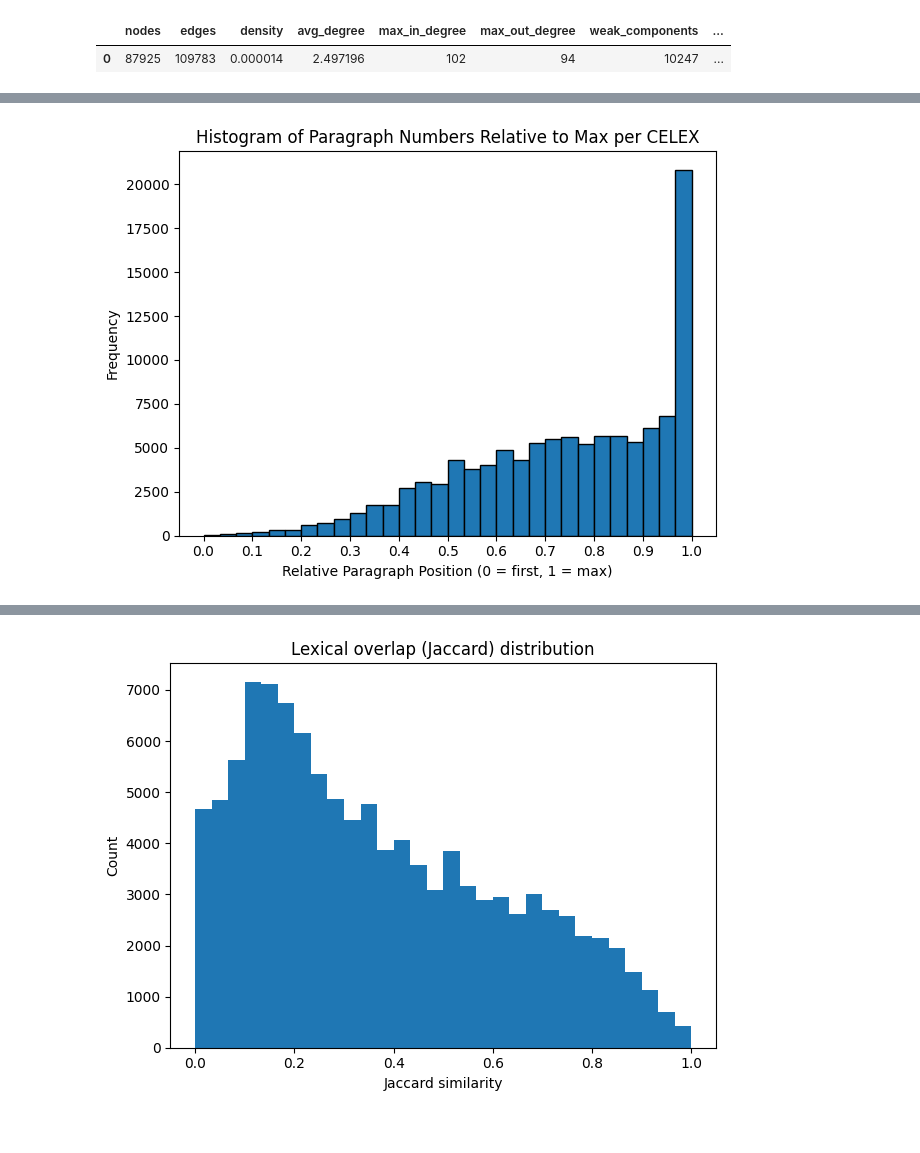
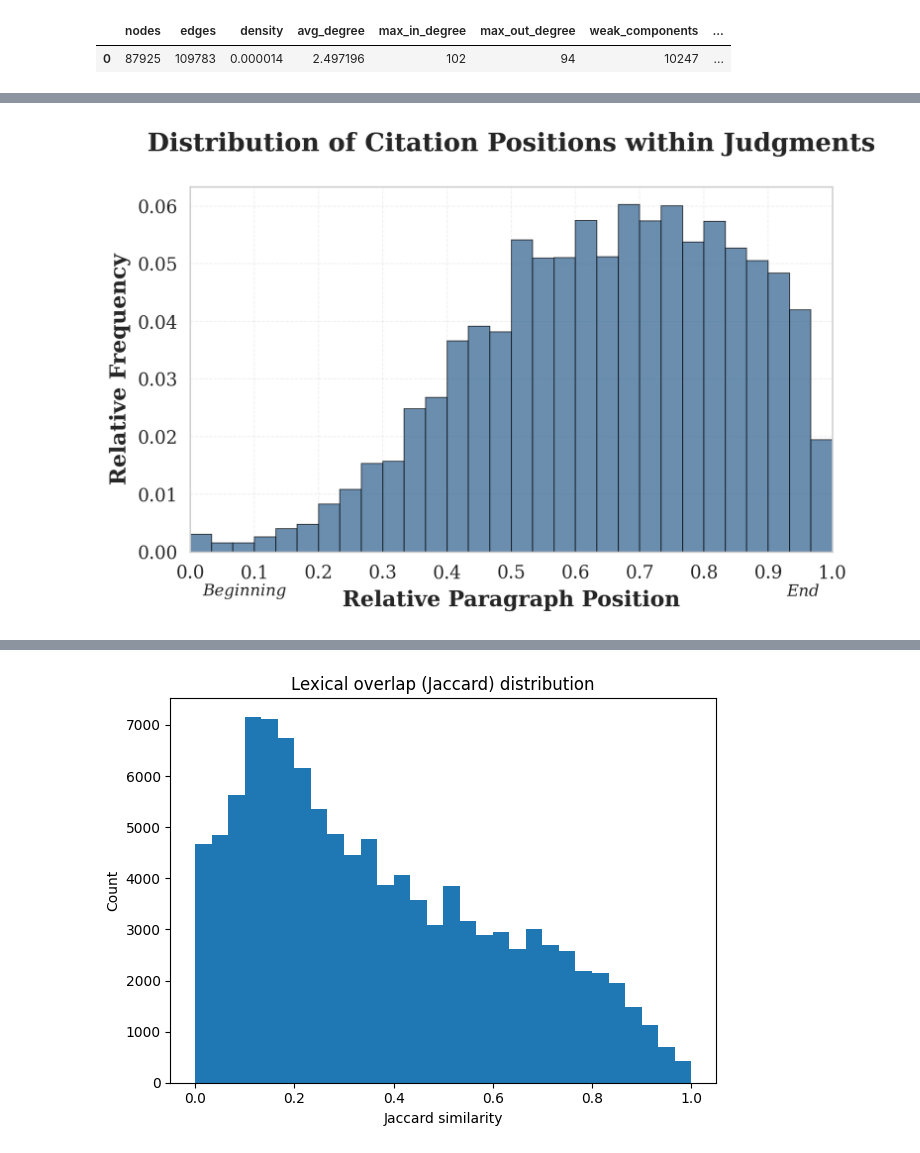
Before and after one commit to christianjensen2903/Master-Thesis, a Jupyter notebook: data_analysis/data_analysis.ipynb, the cells around one changed output, grey strips where cells are left out. Cells and saved outputs as stored; diff of their text form; code cells hidden in the pictures.

```diff
--- a/data_analysis/data_analysis.ipynb
+++ b/data_analysis/data_analysis.ipynb
@@ -414,15 +479,94 @@ pd.DataFrame([{
 # %%
-# Normalize NUMBER_TO by its CELEX_TO max
-df["NUMBER_TO_RATIO"] = df["NUMBER_TO"] / df.groupby("CELEX_TO")["NUMBER_TO"].transform("max")
+import json
+import numpy as np
+import matplotlib.pyplot as plt
+import seaborn as sns
 
-# Plot histogram of ratios
-plt.figure()
-plt.hist(df["NUMBER_TO_RATIO"], bins=30, range=(0, 1), edgecolor='black')
-plt.title("Histogram of Paragraph Numbers Relative to Max per CELEX")
-plt.xlabel("Relative Paragraph Position (0 = first, 1 = max)")
-plt.ylabel("Frequency")
-plt.xticks([i/10 for i in range(11)])  # ticks at 0.0, 0.1, ..., 1.0
+# Set academic style
+sns.set_style("whitegrid")
+plt.rcParams['font.family'] = 'serif'
+plt.rcParams['font.size'] = 10
+
+# Load judgments_cleaned to get actual paragraph counts
+with open("../data/judgments.json", "r", encoding="utf-8") as f:
+    judgments_cleaned = json.load(f)
+
+# Create a mapping from CELEX to actual max paragraph number
+celex_to_max_para = {}
+for celex_id, judgment in judgments_cleaned.items():
+    if celex_id and "paragraphs" in judgment:
+        # Get the maximum paragraph number from the paragraphs dict
+        para_nums = [int(k) for k in judgment["paragraphs"].keys() if k.isdigit()]
+        if para_nums:
+            celex_to_max_para[celex_id] = max(para_nums)
+
+# Map to dataframe
+df["MAX_PARA_TO"] = df["CELEX_TO"].map(celex_to_max_para)
+
+# Normalize NUMBER_TO by actual max paragraph count from judgments_cleaned
+df["NUMBER_TO_RATIO"] = df["NUMBER_TO"] / df["MAX_PARA_TO"]
+
+# Filter out NaN values for analysis
+ratios = df["NUMBER_TO_RATIO"].dropna()
+
+# Summary statistics
+ratio_summary = {
+    "count": int(ratios.shape[0]),
+    "mean": float(ratios.mean()) if ratios.shape[0] else np.nan,
+    "median": float(ratios.median()) if ratios.shape[0] else np.nan,
+    "std": float(ratios.std()) if ratios.shape[0] else np.nan,
+    "p10": float(ratios.quantile(0.10)) if ratios.shape[0] else np.nan,
+    "p25": float(ratios.quantile(0.25)) if ratios.shape[0] else np.nan,
+    "p75": float(ratios.quantile(0.75)) if ratios.shape[0] else np.nan,
+    "p90": float(ratios.quantile(0.90)) if ratios.shape[0] else np.nan,
+}
+
+# Create figure
+fig, ax = plt.subplots(figsize=(6, 4), dpi=300)
+
+# Histogram with density normalization
+weights = np.ones_like(ratios) / len(ratios)
+n, bins_edges, patches = ax.hist(ratios, bins=30, range=(0, 1),
+                                   weights=weights,
+                                   color='#2C5F8D', alpha=0.7,
+                                   edgecolor='black', linewidth=0.5)
+
+# Labels and title
+ax.set_xlabel('Relative Paragraph Position', fontsize=12, fontweight='bold')
+ax.set_ylabel('Relative Frequency', fontsize=12, fontweight='bold')
+ax.set_title('Distribution of Citation Positions within Judgments',
+             fontsize=14, fontweight='bold', pad=20)
+
+# Set x-axis ticks
+ax.set_xticks([i/10 for i in range(11)])
+ax.set_xlim(0, 1)
+
+# Add position labels
+ax.text(0.02, -0.12, 'Beginning', transform=ax.transAxes,
+        fontsize=9, style='italic', ha='left')
+ax.text(0.98, -0.12, 'End', transform=ax.transAxes,
+        fontsize=9, style='italic', ha='right')
+
+
+# Grid
+ax.grid(True, alpha=0.3, linestyle='--', linewidth=0.5)
+ax.set_axisbelow(True)
+
 plt.tight_layout()
 plt.show()
+
+# Print summary statistics in academic format
+print("\n" + "="*60)
+print("CITATION POSITION ANALYSIS: SUMMARY STATISTICS")
+print("="*60)
+print(f"Sample size (N):          {ratio_summary['count']:,}")
+print(f"Mean:                     {ratio_summary['mean']:.3f}")
+print(f"Standard deviation:       {ratio_summary['std']:.3f}")
+print(f"Median:                   {ratio_summary['median']:.3f}")
+print(f"10th percentile:          {ratio_summary['p10']:.3f}")
+print(f"25th percentile (Q1):     {ratio_summary['p25']:.3f}")
+print(f"75th percentile (Q3):     {ratio_summary['p75']:.3f}")
+print(f"90th percentile:          {ratio_summary['p90']:.3f}")
+print("="*60 + "\n")
 # %% [output]
-[figure, old version]
+[figure, new version]
```
Also changed, not shown: parts of 6 cells of this notebook, 2 other files.
